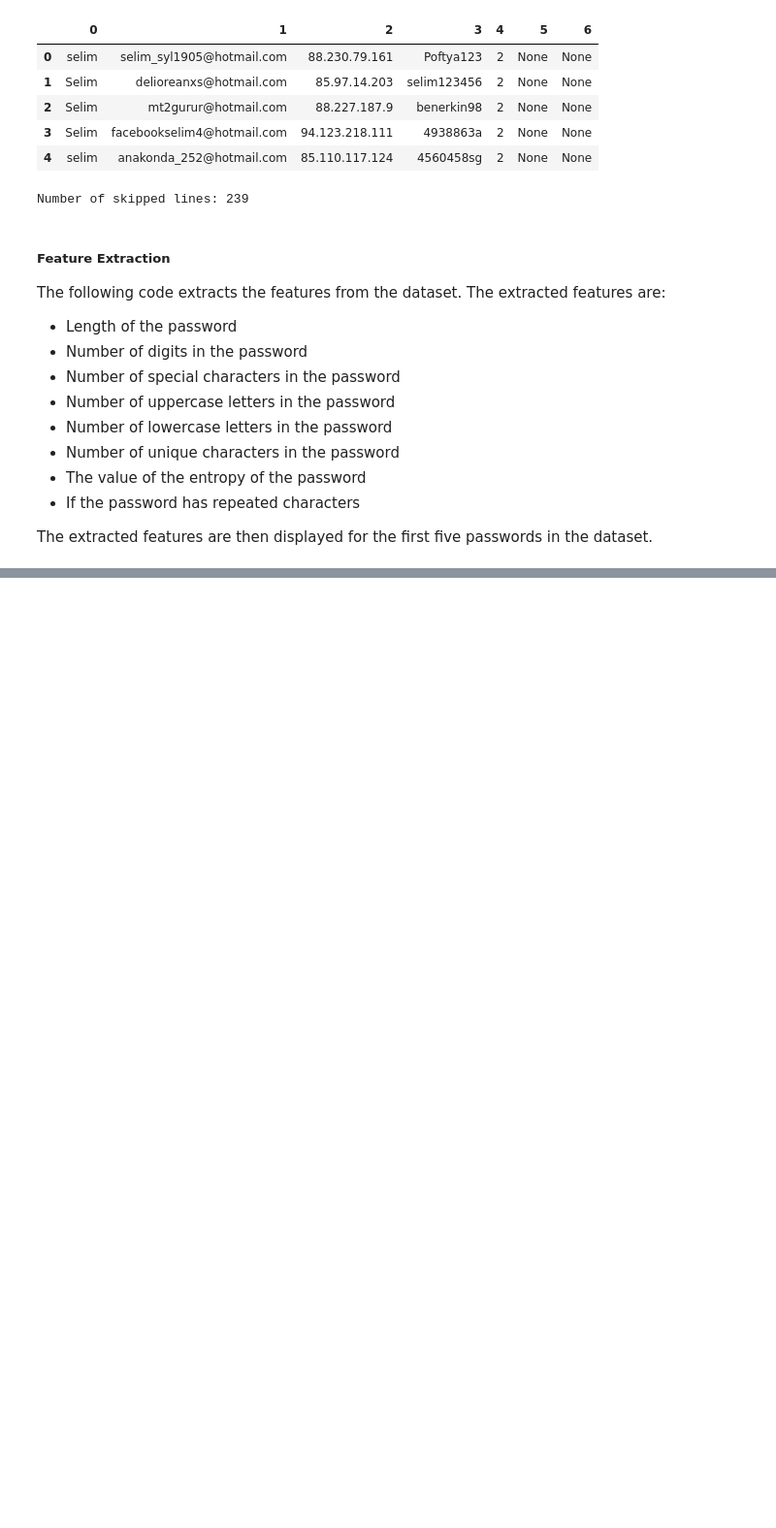
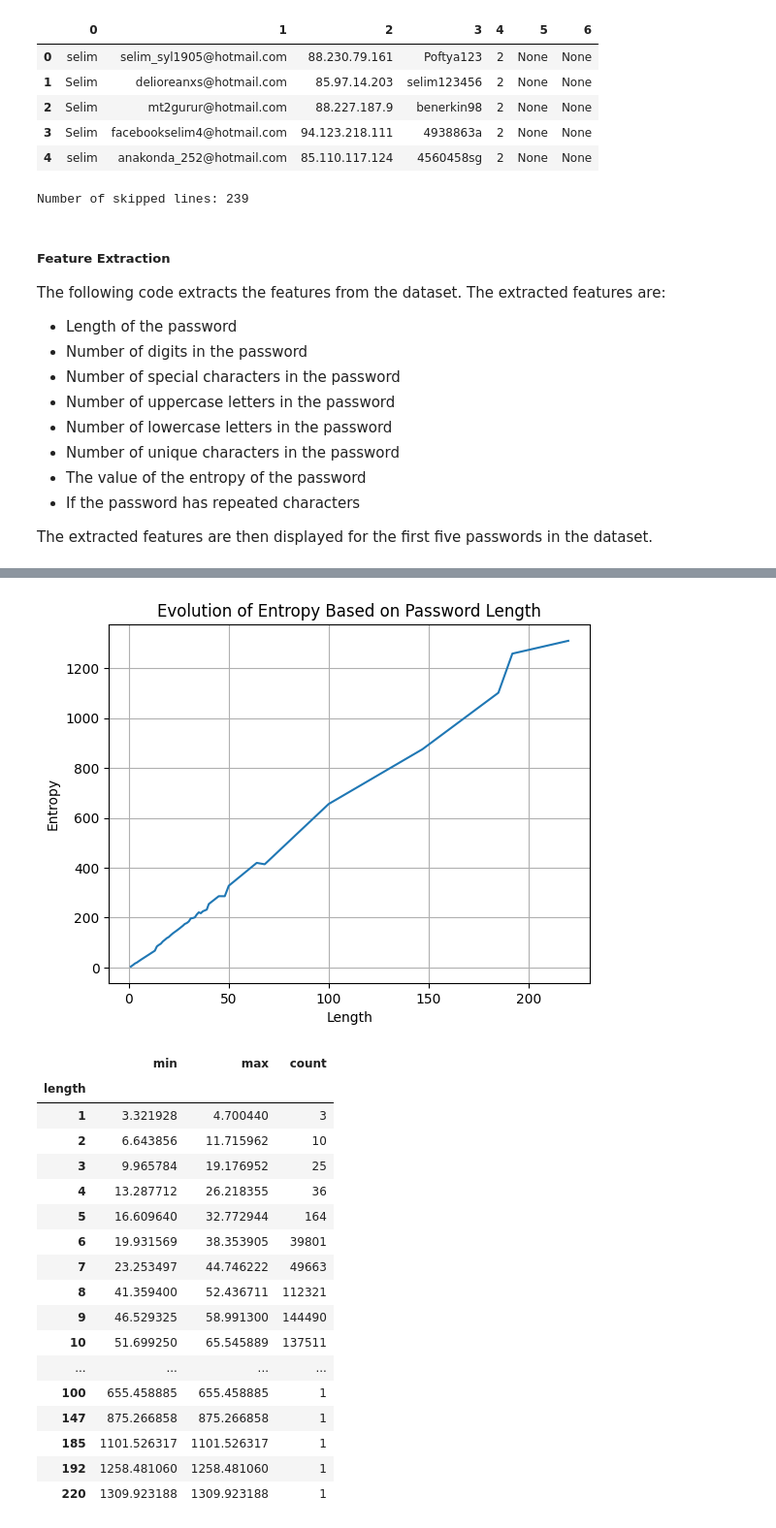
Before and after one commit to LucaMelis0/password-strength-classification, a Jupyter notebook: main.ipynb, the cells around one changed output, grey strips where cells are left out. Shown at 97% size. Saved outputs shown, nothing was run; the diff lists cells and outputs as text; code cells hidden in the pictures; blank space fills up the shorter version.

```diff
--- a/main.ipynb
+++ b/main.ipynb
@@ -75,0 +90,22 @@ Extracted features related to the first 5 passwords:
+# %%
+utils.display_entropy_function(extracted_features)
+# %% [output]
+[figure, added]
+|  | min | max | count |
+| length |  |  |  |
+| 1 | 3.321928 | 4.700440 | 3 |
+| 2 | 6.643856 | 11.715962 | 10 |
+| 3 | 9.965784 | 19.176952 | 25 |
+| 4 | 13.287712 | 26.218355 | 36 |
+| 5 | 16.609640 | 32.772944 | 164 |
+| 6 | 19.931569 | 38.353905 | 39801 |
+| 7 | 23.253497 | 44.746222 | 49663 |
+| 8 | 41.359400 | 52.436711 | 112321 |
+| 9 | 46.529325 | 58.991300 | 144490 |
+| 10 | 51.699250 | 65.545889 | 137511 |
+| ... | ... | ... | ... |
+| 100 | 655.458885 | 655.458885 | 1 |
+| 147 | 875.266858 | 875.266858 | 1 |
+| 185 | 1101.526317 | 1101.526317 | 1 |
+| 192 | 1258.481060 | 1258.481060 | 1 |
+| 220 | 1309.923188 | 1309.923188 | 1 |
```
Also changed, not shown: parts of 3 cells of this notebook, 2 other files.
